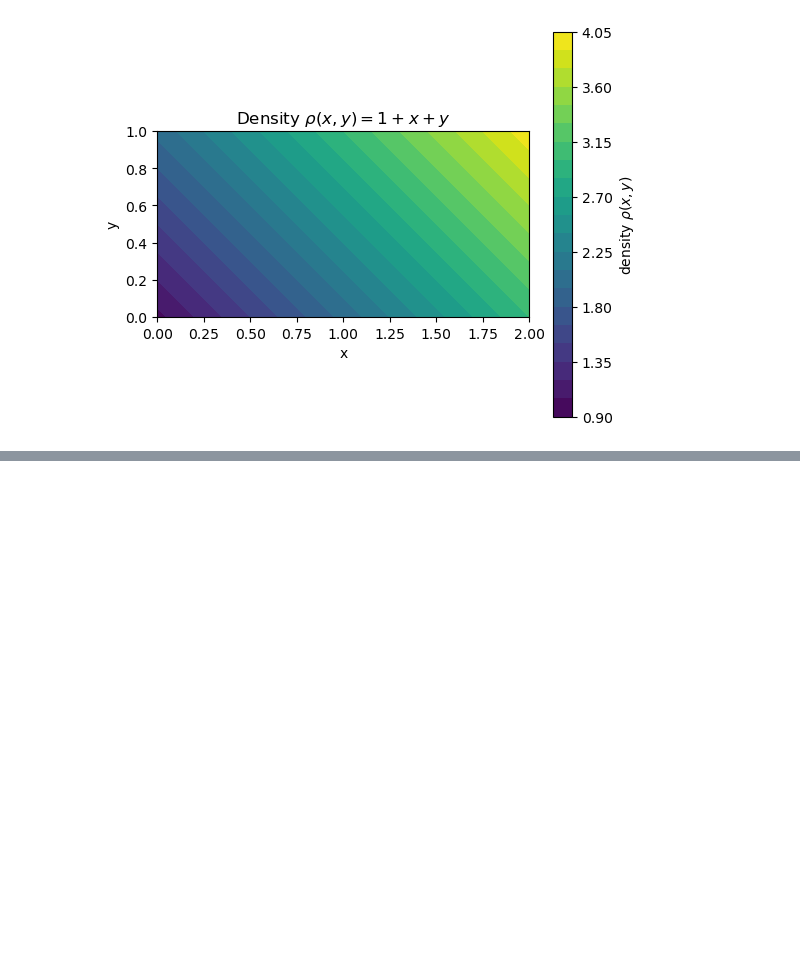
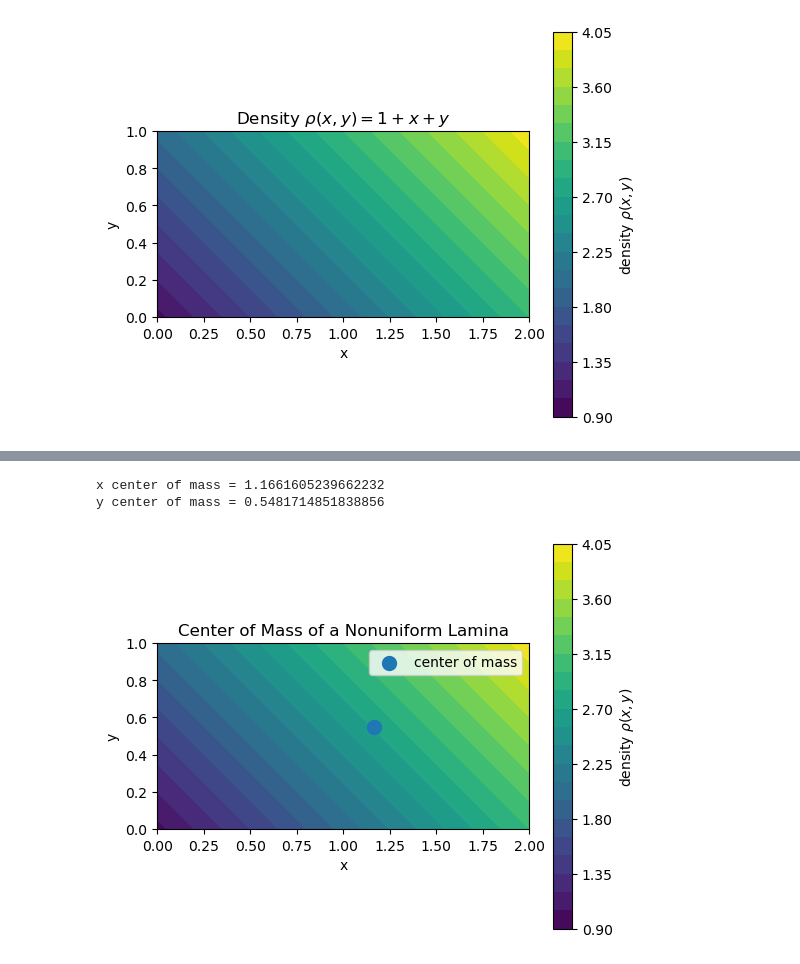
Before and after one commit to h-Escamilla/Computational-Methods-For-Mathematical-Physics-1-at-UTSA, a Jupyter notebook: MultipleIntegrals.ipynb, the cells around one changed output, grey strips where cells are left out. Drawn from its saved outputs; the diff is of its cells as text; code cells hidden in the pictures; blank space fills up the shorter version.

```diff
--- a/MultipleIntegrals.ipynb
+++ b/MultipleIntegrals.ipynb
@@ -295,0 +268,27 @@ plt.show()
+# %%
+x_center = np.sum(X * rho_values) * da / M
+y_center = np.sum(Y * rho_values) * da / M
+
+print("x center of mass =", x_center)
+print("y center of mass =", y_center)
+# %% [output]
+x center of mass = 1.1661605239662232
+y center of mass = 0.5481714851838856
+# %%
+#plotting the center of mass
+plt.figure(figsize=(6, 5))
+
+plt.contourf(X, Y, rho_values, levels=20)
+plt.colorbar(label=r"density $\rho(x,y)$")
+
+plt.scatter(x_center, y_center, s=100, label="center of mass")
+
+plt.xlabel("x")
+plt.ylabel("y")
+plt.title("Center of Mass of a Nonuniform Lamina")
+plt.legend()
+plt.gca().set_aspect("equal")
+
+plt.show()
+# %% [output]
+[figure, added]
```
Also changed, not shown: parts of 18 cells of this notebook.
